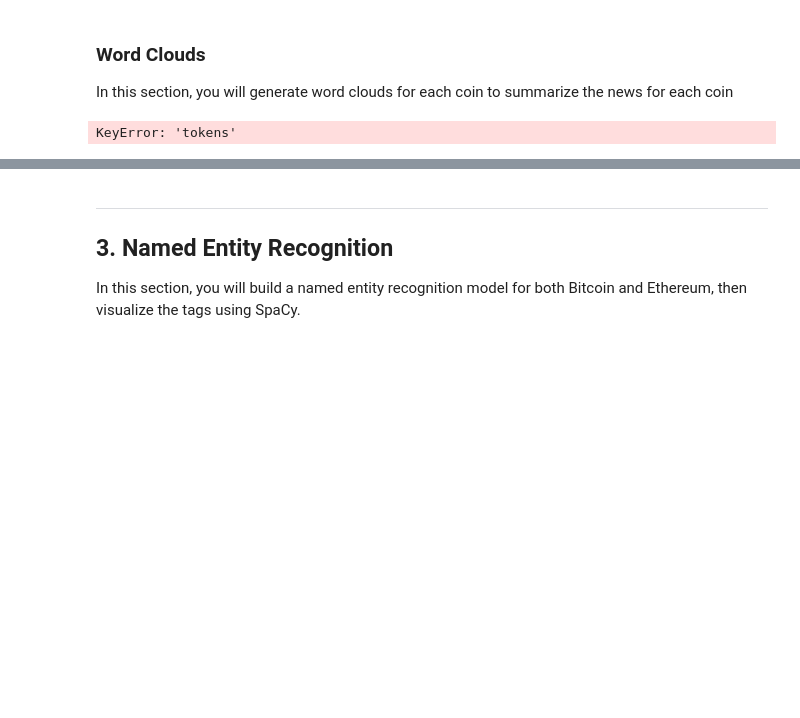
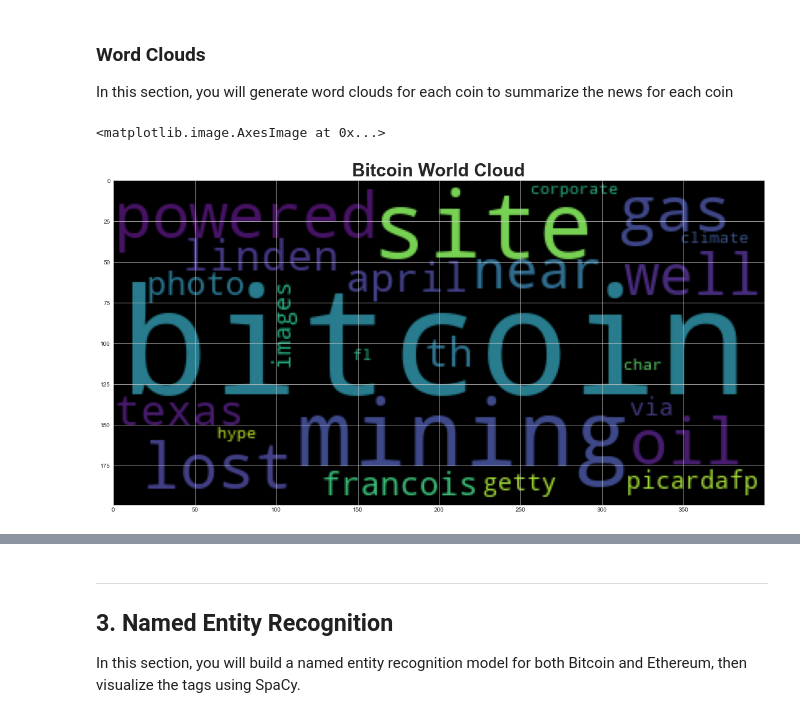
Before and after one commit to spearl7076/Unit12-Tales-from-the-Crypto, a Jupyter notebook: Instructions/Starter_Code/crypto_sentiment.ipynb, the cells around one changed output, grey strips where cells are left out. Cells and saved outputs as stored; diff of their text form; code cells hidden in the pictures; blank space fills up the shorter version.

```diff
--- a/Instructions/Starter_Code/crypto_sentiment.ipynb
+++ b/Instructions/Starter_Code/crypto_sentiment.ipynb
@@ -248,6 +248,7 @@ def tokenizer(text):
     # Convert the words to lowercase
     # Remove the stop words
     tokens = [word.lower() for word in lem if word.lower() not in sw]
+    tokens = ' '.join(tokens)
 
     return tokens
 # %%
@@ -275,0 +259,6 @@ test_df
+# %%
+# Create a new tokens column for Bitcoin
+for index, row in bitcoin_df['text']:
+    tokens = tokenizer(bitcoin_df['text'])
+    bitcoin_df['tokens'][row] = tokens
+token_df
@@ -276,9 +267,9 @@ test_df
 # %%
-# Create a new tokens column for Bitcoin
+# Create a new tokens column for Ethereum
 for index, row in bitcoin_df.iterrows():
     try:
-       bitcoin_df['tokens'][row] = tokenizer(bitcoin_df['text'][index])
+       ethereum_df['tokens'] = tokenizer(ethereum_df['text'])
     except AttributeError:
         pass
-bitcoin_df.head()
+ethereum_df.head()
 # %% [output]
@@ -378,9 +347,11 @@ import matplotlib as mpl
 mpl.rcParams['figure.figsize'] = [20.0, 10.0]
 # %%
 # Generate the Bitcoin word cloud
-bitcoin_wc = WordCloud().generate(bitcoin_df['tokens'])
-plt.imshow(bitcoin_wc, title="Bitcoin Word Cloud")
+bitcoin_wc = WordCloud().generate(tokenizer(bitcoin_df['text'][1]))
+plt.title('Bitcoin World Cloud', fontweight="bold", fontsize=30)
+plt.imshow(bitcoin_wc)
 # %% [output]
-KeyError: 'tokens'
+<matplotlib.image.AxesImage at 0x...>
+[figure, added]
 # %%
 # Generate the Ethereum word cloud
```
Also changed, not shown: parts of 9 cells of this notebook.
